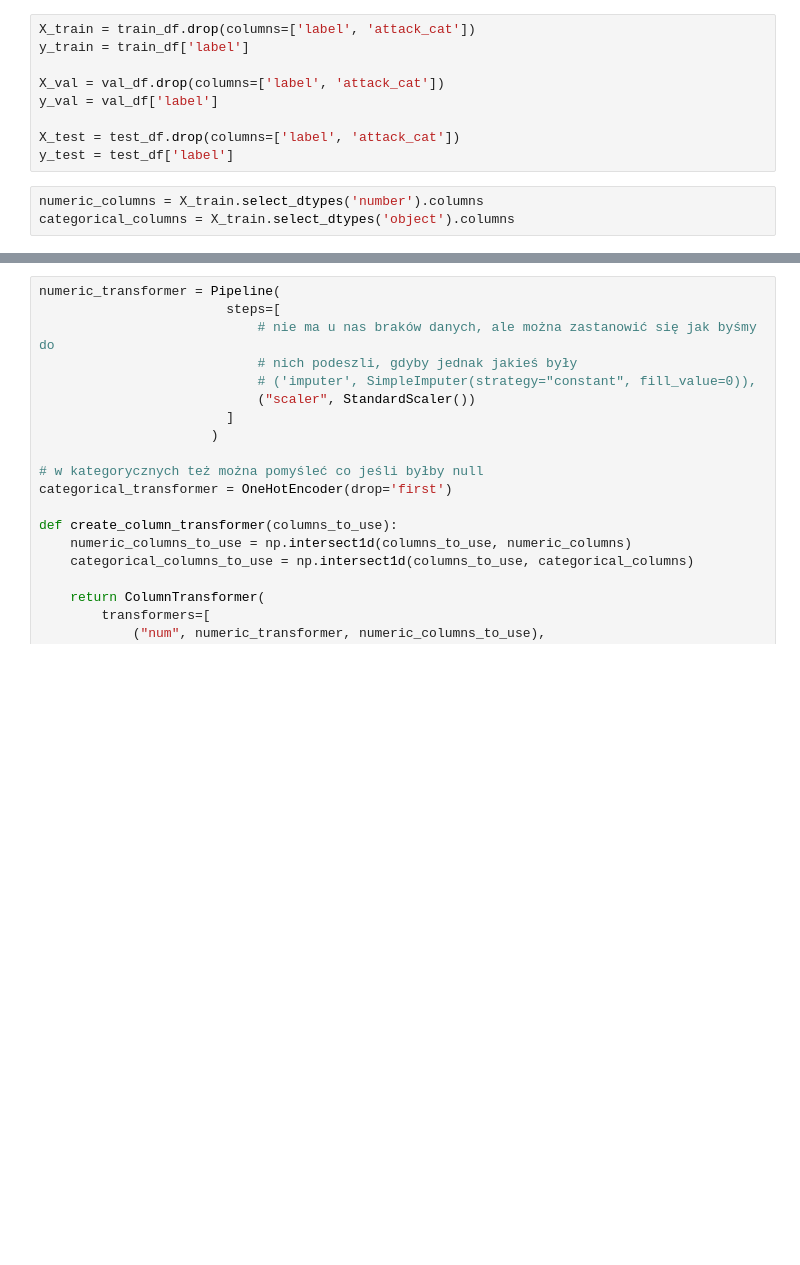
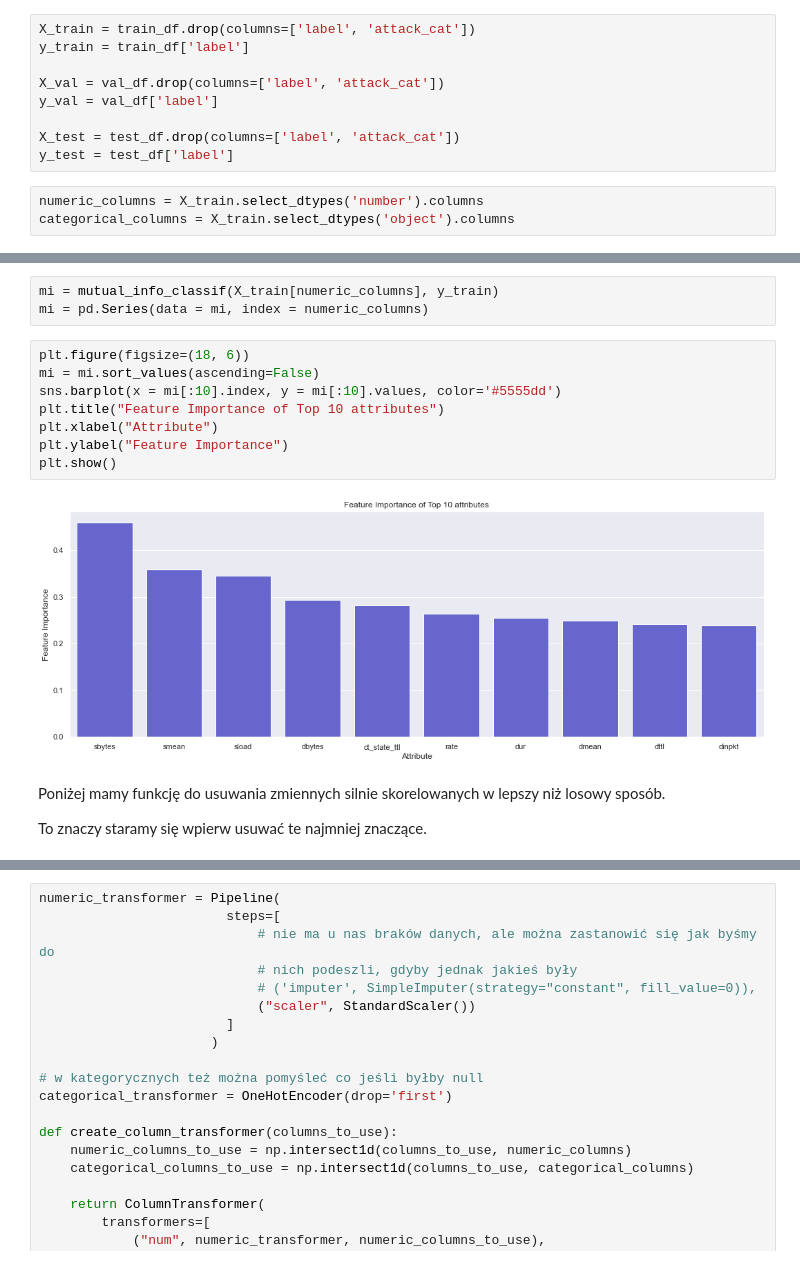
Before and after one commit to KraszewskiK/2022L-WB-ML-2-projekt, a Jupyter notebook: model_training.ipynb, the cells around one changed output, grey strips where cells are left out. Saved outputs shown, nothing was run; the diff lists cells and outputs as text; blank space fills up the shorter version.

```diff
--- a/model_training.ipynb
+++ b/model_training.ipynb
@@ -74,0 +84,17 @@ def statistics_classification(y, y_pred, y_pred_proba):
+# %%
+mi = mutual_info_classif(X_train[numeric_columns], y_train)
+mi = pd.Series(data = mi, index = numeric_columns)
+# %%
+plt.figure(figsize=(18, 6))
+mi = mi.sort_values(ascending=False)
+sns.barplot(x = mi[:10].index, y = mi[:10].values, color='#5555dd')
+plt.title("Feature Importance of Top 10 attributes")
+plt.xlabel("Attribute")
+plt.ylabel("Feature Importance")
+plt.show()
+# %% [output]
+[figure, added]
+# %% [markdown]
+Poniżej mamy funkcję do usuwania zmiennych silnie skorelowanych w lepszy niż losowy sposób.
+
+To znaczy staramy się wpierw usuwać te najmniej znaczące.
```
Also changed, not shown: parts of 27 cells of this notebook.
